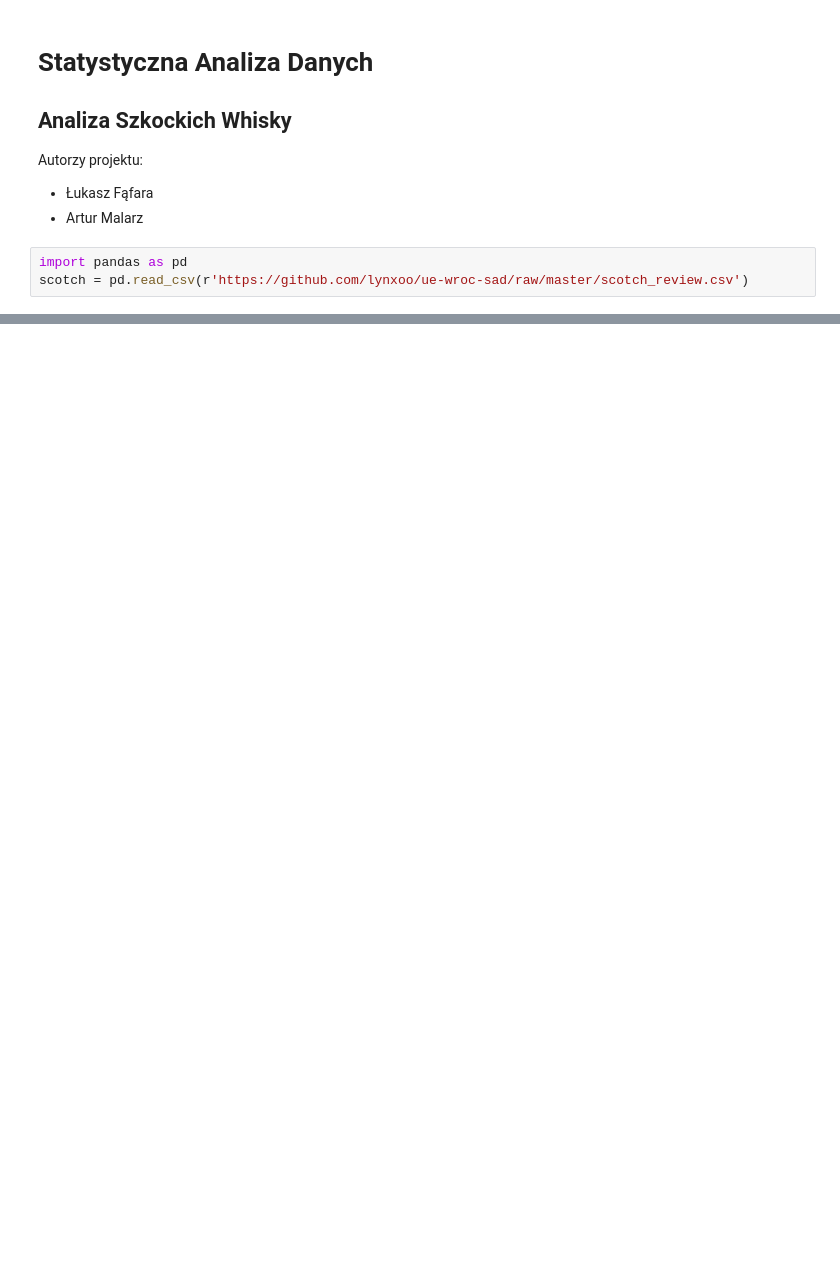
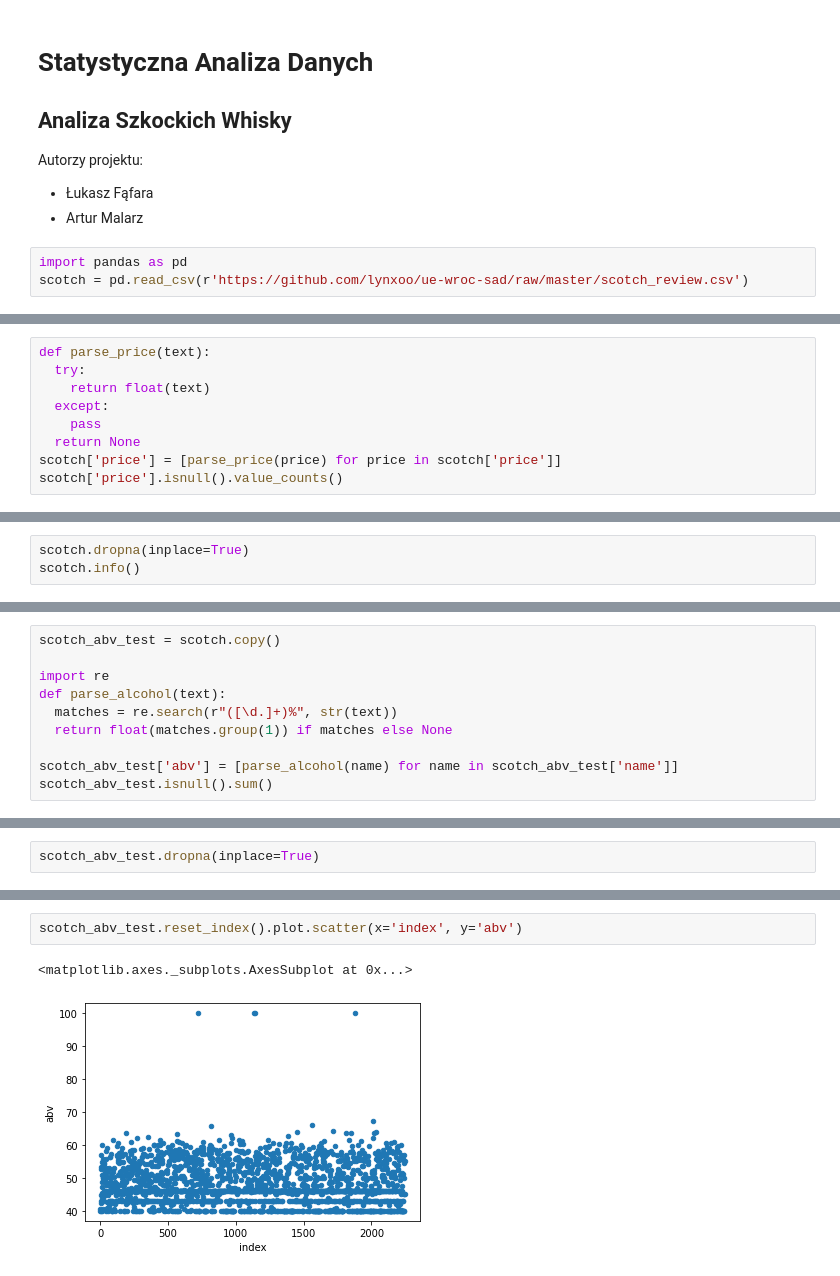
Before and after one commit to lynxoo/ue-wroc-sad, a Jupyter notebook: SAD.ipynb, the cells around one changed output, grey strips where cells are left out. Drawn from its saved outputs; the diff is of its cells as text; blank space fills up the shorter version.

```diff
--- a/SAD.ipynb
+++ b/SAD.ipynb
@@ -31,0 +48,9 @@ scotch.head(5)
+# %%
+def parse_price(text):
+  try:
+    return float(text)
+  except:
+    pass
+  return None
+scotch['price'] = [parse_price(price) for price in scotch['price']]
+scotch['price'].isnull().value_counts()
@@ -31,0 +61,3 @@ scotch.head(5)
+# %%
+scotch.dropna(inplace=True)
+scotch.info()
@@ -31,0 +78,10 @@ scotch.head(5)
+# %%
+scotch_abv_test = scotch.copy()
+
+import re
+def parse_alcohol(text):
+  matches = re.search(r"([\d.]+)%", str(text))
+  return float(matches.group(1)) if matches else None
+
+scotch_abv_test['abv'] = [parse_alcohol(name) for name in scotch_abv_test['name']]
+scotch_abv_test.isnull().sum()
@@ -31,0 +150,2 @@ scotch.head(5)
+# %%
+scotch_abv_test.dropna(inplace=True)
@@ -31,0 +166,5 @@ scotch.head(5)
+# %%
+scotch_abv_test.reset_index().plot.scatter(x='index', y='abv')
+# %% [output]
+<matplotlib.axes._subplots.AxesSubplot at 0x...>
+[figure, added]
```
Also changed, not shown: parts of 23 cells of this notebook.
